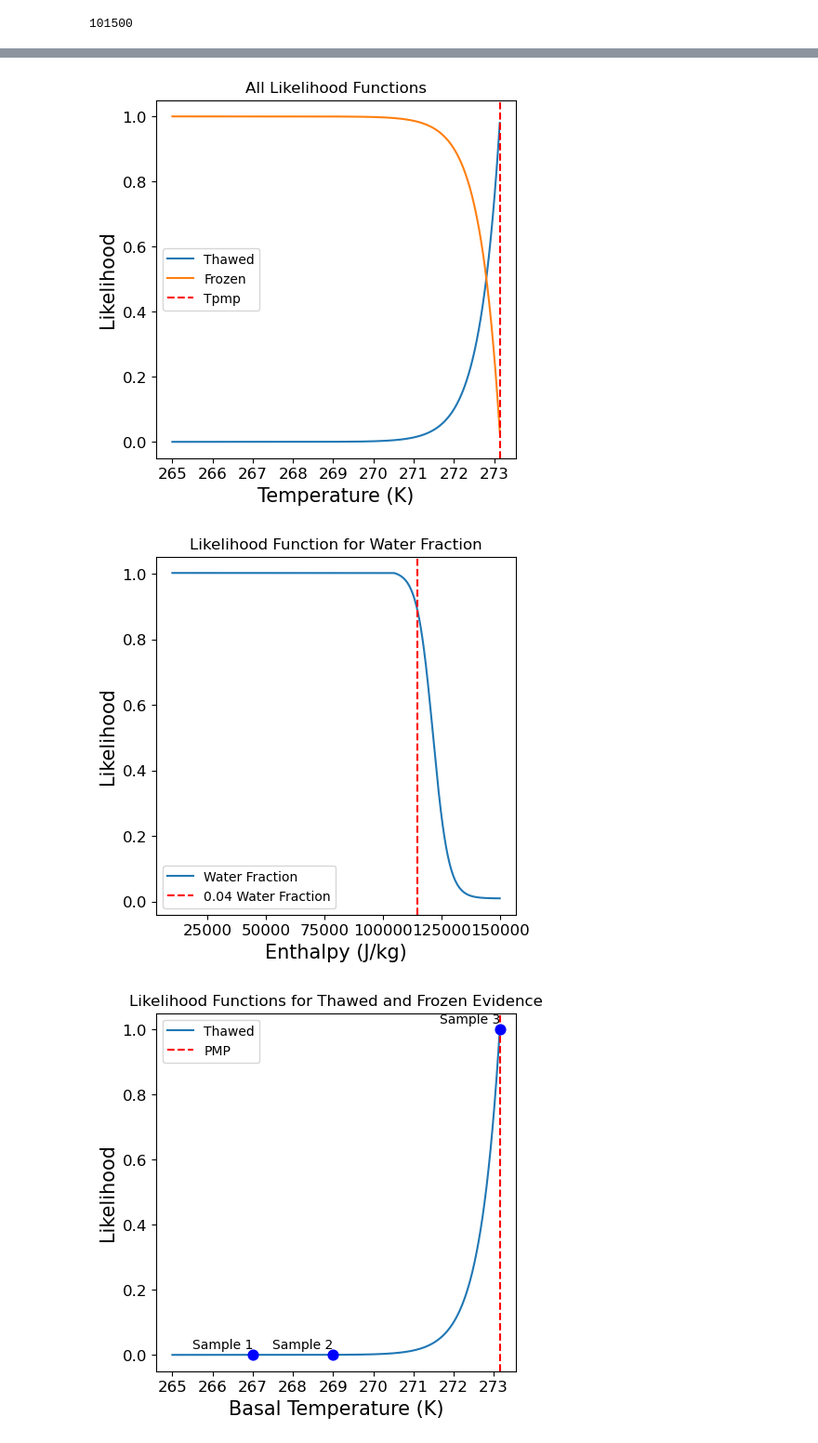
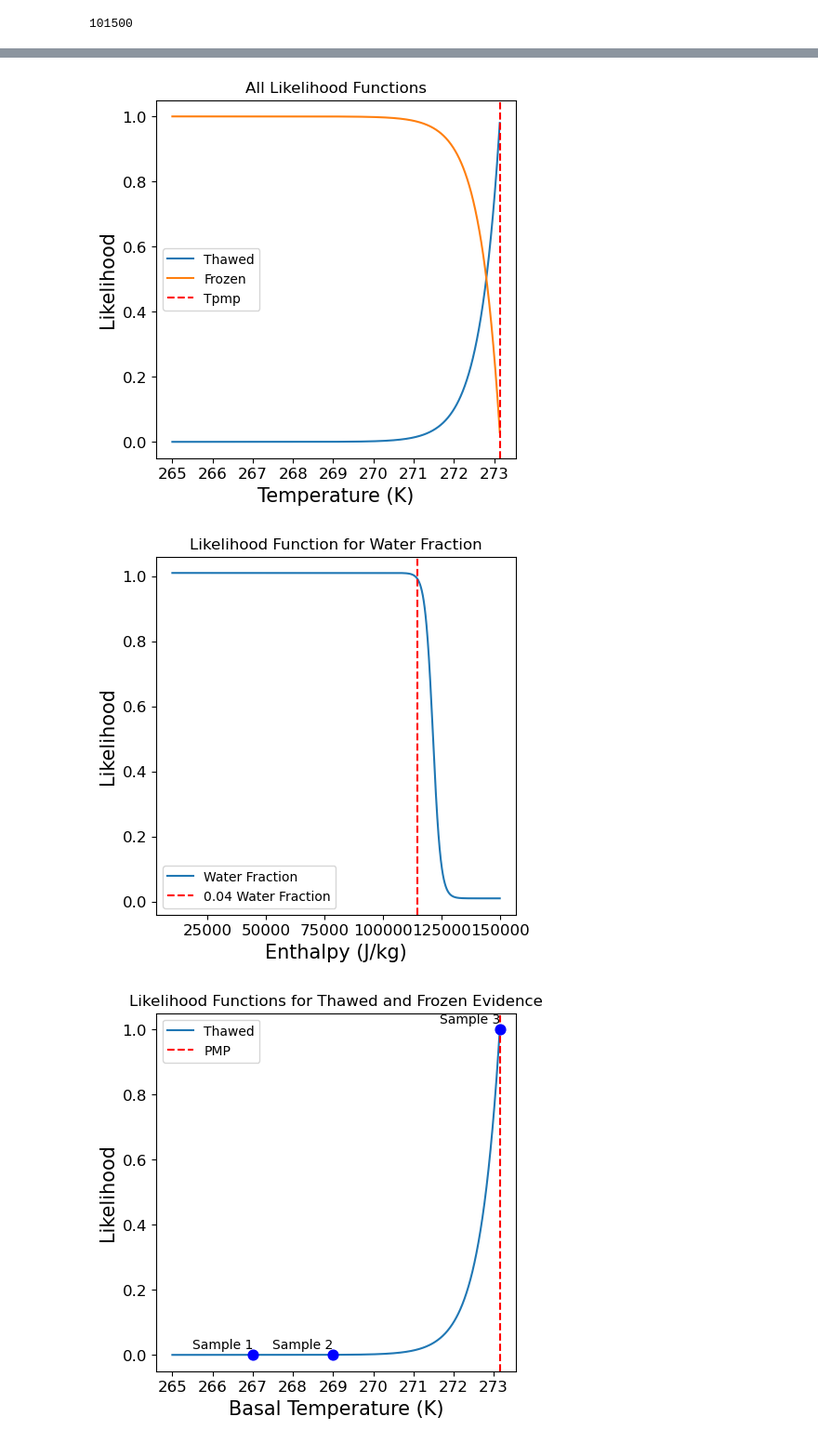
Before and after one commit to alastairyang/GMR-inference, a Jupyter notebook: notebooks/drawLikelihoodFunctions.ipynb, the cells around one changed output, grey strips where cells are left out. Shown at 93% size. Saved outputs shown, nothing was run; the diff lists cells and outputs as text; code cells hidden in the pictures.

```diff
--- a/notebooks/drawLikelihoodFunctions.ipynb
+++ b/notebooks/drawLikelihoodFunctions.ipynb
@@ -20,7 +20,7 @@ Cp = 2030
 dw = 1
 df = 1
 beta = 0.5
-beta_w = 0.01
+beta_w = 0.005
 wf_threshold = 0.04
 Tb_start = 265
 Tref = 223.15
@@ -69,34 +69,34 @@ plt.figure(figsize=(5, 5))
 plt.plot(Tb.numpy(), likelihoods_thawed.numpy(), label='Thawed')
 plt.plot(Tb.numpy(), likelihoods_frozen.numpy(), label='Frozen')
 plt.xlabel('Temperature (K)',fontsize=15)
 plt.ylabel('Likelihood',fontsize=15)
 plt.title('All Likelihood Functions',fontsize=12)
 # add a vertical line at Tpmp
 plt.axvline(x=Tpmp, color='red', linestyle='--', label='Tpmp')
 # make x tick sparse
 plt.xticks(np.arange(Tb_start, 274, 1))
 # make tick size larger
 plt.tick_params(axis='both', which='major', labelsize=12)
 plt.legend()
 plt.savefig('../figs/likelihood_functions.png')
 plt.show()
 
 # plot likelihood for water fraction
 plt.figure(figsize=(5, 5))
 plt.plot(Eb.numpy(), likelihoods_wf.numpy(), label='Water Fraction')
 plt.xlabel('Enthalpy (J/kg)',fontsize=15)
 plt.ylabel('Likelihood',fontsize=15)
 plt.title('Likelihood Function for Water Fraction',fontsize=12)
 # add a vertical line at the enthalpy corresponding to 0.04 water fraction
 plt.axvline(x=Eb_threshold, color='red', linestyle='--', label=f'{wf_threshold} Water Fraction')
 # make tick size larger
 plt.tick_params(axis='both', which='major', labelsize=12)
 plt.legend()
 plt.show()
 # %% [output]
 [figure]
 [figure]
-[figure, old version]
+[figure, new version]
 # %%
 frozen_samples = torch.tensor([266.5, 270, 273.15])
 thawed_samples = torch.tensor([267, 269, 273.15])
```
Also changed, not shown: 2 other files.
